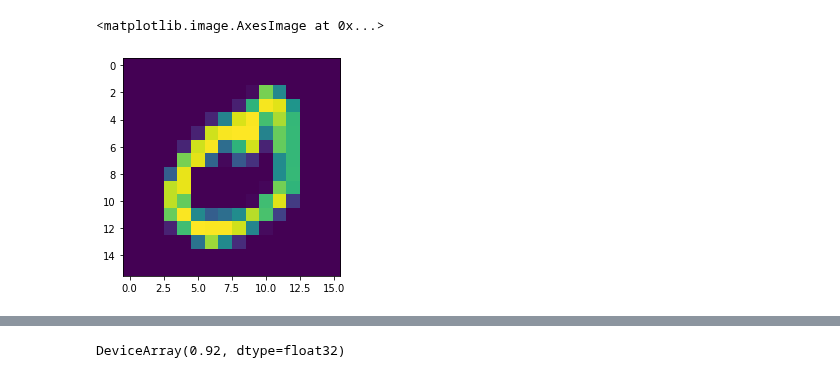
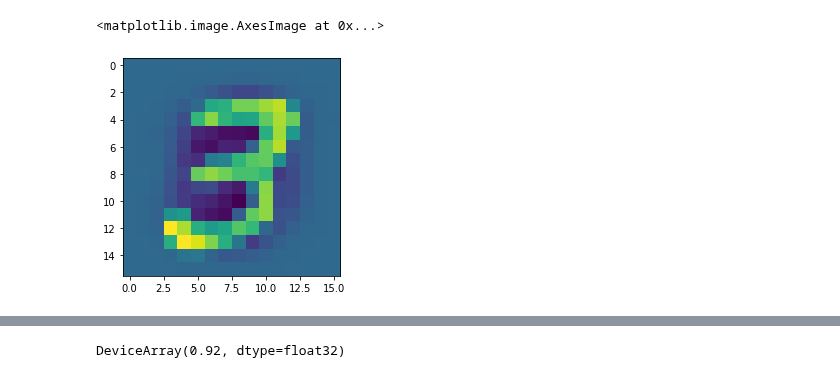
Before and after one commit to haimengzhao/quantum-fed-infer, a Jupyter notebook: test.ipynb, the cells around one changed output, grey strips where cells are left out. Cells and saved outputs as stored; diff of their text form; code cells hidden in the pictures.

Commit message:
minus mean

```diff
--- a/test.ipynb
+++ b/test.ipynb
@@ -14,6 +14,8 @@ K = tc.set_backend('jax')
 # numpy data
 (x_train, y_train), (x_test, y_test) = tf.keras.datasets.mnist.load_data()
 x_train = x_train / 255.0
+mean = jnp.mean(x_train, axis=0)
+x_train = x_train - mean
 
 
 def filter_pair(x, y, a, b):
@@ -209,11 +188,11 @@ def pred_comb(params, x, k):
     return pred_prob
 # pred_comb = K.jit(pred_comb, static_argnums=[2])
 # %%
-i = 4
+i = 1
 x_train_node, y_train_node = filter_pair(x_train, y_train, 0, 2 + 1)
 x_train_small = tf.image.resize(x_train_node[..., tf.newaxis], (int(2**(n/2)), int(2**(n/2)))).numpy()[..., 0].reshape(-1, 2**n)
 x_train_small = x_train_small / jnp.sqrt(jnp.sum(x_train_small**2, axis=-1, keepdims=True))
 plt.imshow(x_train_small[i].reshape(16, 16))
 # %% [output]
 <matplotlib.image.AxesImage at 0x...>
-[figure, old version]
+[figure, new version]
```
Also changed, not shown: parts of 8 cells of this notebook.
